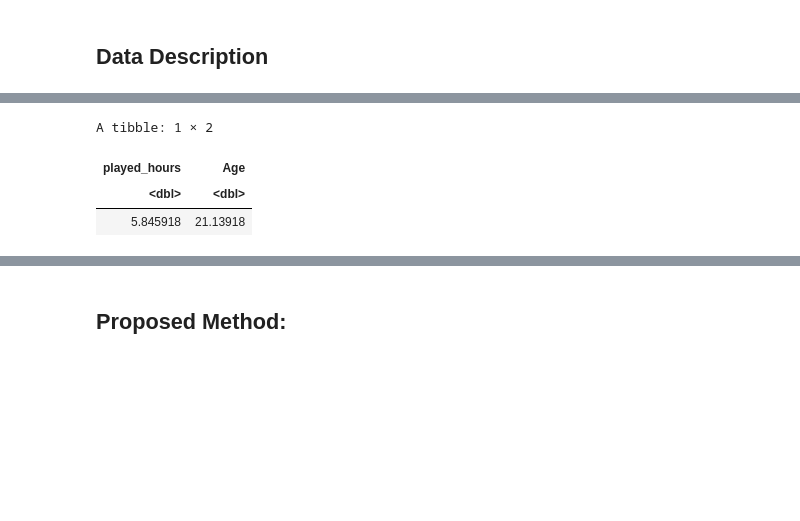
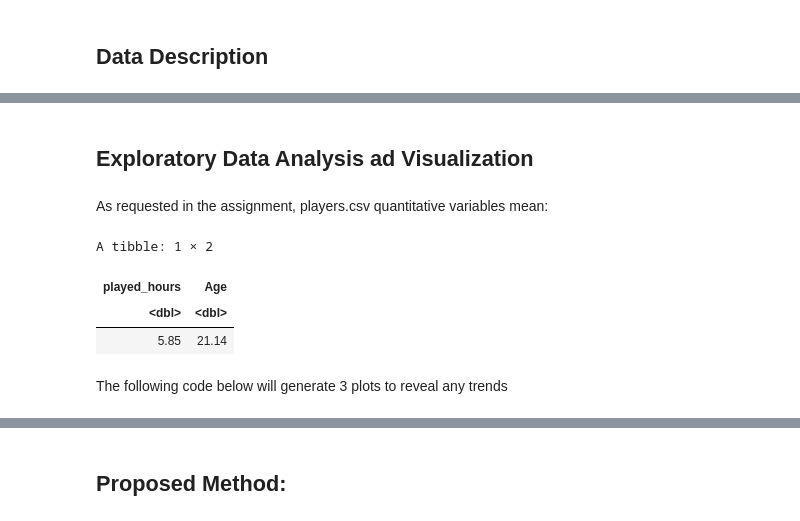
Before and after one commit to 604Beast/Project-Planning-Stage, a Jupyter notebook: Project_Planning_Stage .ipynb, the cells around one changed output, grey strips where cells are left out. Saved outputs shown, nothing was run; the diff lists cells and outputs as text; code cells hidden in the pictures; blank space fills up the shorter version.

```diff
--- a/Project_Planning_Stage .ipynb
+++ b/Project_Planning_Stage .ipynb
@@ -137,11 +157,19 @@ ERROR: Error in parse(text = x, srcfile = src): <text>:2:0: unexpected end of in
+# %% [markdown]
+## Exploratory Data Analysis ad Visualization
+# %% [markdown]
+As requested in the assignment, players.csv quantitative variables mean:
 # %%
 players_mean <- players_data|>
             select(played_hours, Age) |>
-            map_df(mean, na.rm = TRUE)
+            map_df(mean, na.rm = TRUE)|>
+            round(digits = 2)
+
 players_mean
 # %% [output]
 A tibble: 1 × 2
 | played_hours | Age |
 | <dbl> | <dbl> |
-| 5.845918 | 21.13918 |
+| 5.85 | 21.14 |
+# %% [markdown]
+The following code below will generate 3 plots to reveal any trends
 # %%
```
Also changed, not shown: parts of 15 cells of this notebook.
